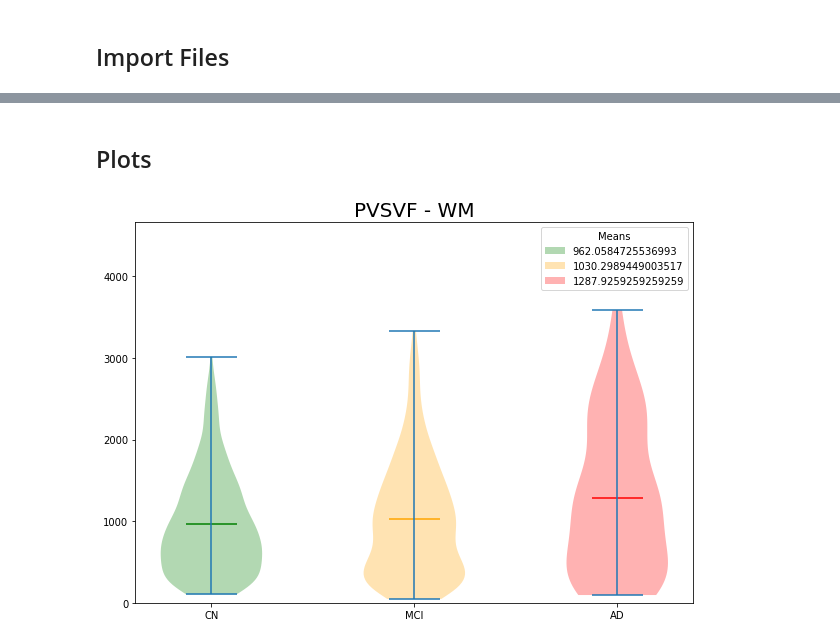
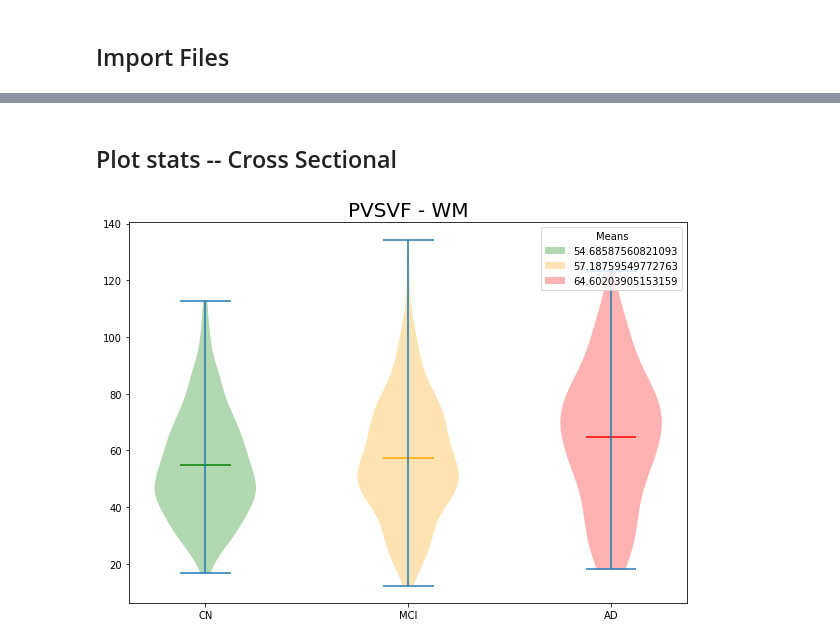
Before and after one commit to cind/pijp-frangi, a Jupyter notebook: pijp_frangi/stat_analysis.ipynb, the cells around one changed output, grey strips where cells are left out. Cells and saved outputs as stored; diff of their text form; code cells hidden in the pictures.

Commit message:
few minor changes to frangi, major changes to stats analysis

```diff
--- a/pijp_frangi/stat_analysis.ipynb
+++ b/pijp_frangi/stat_analysis.ipynb
@@ -135,3 +419,5 @@ report
+# %%
+report = copy.deepcopy(reporttemp)
 # %%
 # step 1: fix all MCI labels
 report_clean = report.replace(to_replace=r'.*MC.*', value='MCI', regex=True)
@@ -205,0 +511,14 @@ See the caveats in the documentation: https://pandas.pydata.org/pandas-docs/stab
+# %%
+# # step 1: make a new dataframe with averaged PVS values across years for each subjects
+# # assumes that each subject stays in their repsective research groups
+
+cs_report = report_clean.groupby('SubjectCodes',as_index=False).agg({'research group':'first','Age': 'mean', 'Sex': 'first', 'Weight': 'mean', 'VisitYear': 'max', \
+                                                                 'pvscount': 'mean', 'pvsvol': 'mean', 'icv norm': 'mean', \
+                                                               'pvscountwm': 'mean','pvsvolwm': 'mean','icv norm wm': 'mean',})
+# regroup into research groups
+cs_grouped = cs_report.groupby(['research group'])
+ad_cs = cs_grouped.get_group('AD')
+mci_cs = cs_grouped.get_group('MCI')
+cn_cs = cs_grouped.get_group('CN')
+
+cs_report
@@ -250,5 +583,5 @@ Stats PVS WM
 # %%
-# step 3.5: same number subject correction
+# step 3: same number subject correction
 
 # # same number
 # cn_num = cn[0:100]
@@ -256,9 +589,9 @@ Stats PVS WM
 # ad_num = ad
 
 # # else keep the same
-cn_num = cn
-mci_num = mci
-ad_num = ad
+cn_num = cn_cs
+mci_num = mci_cs
+ad_num = ad_cs
 # %%
 # step 4: since the data is not normally distributed (right skewed), we need to log transform it
 
@@ -270,16 +603,16 @@ ad_num = ad
 # ad_txfm = np.log(ad_num['icv norm wm'])
 
 # # transform for medium skewed
-# cn_txfm = np.sqrt(cn_num['icv norm wm'])
-# mci_txfm = np.sqrt(mci_num['icv norm wm'])
-# ad_txfm = np.sqrt(ad_num['icv norm wm'])
+cn_txfm = np.sqrt(cn_num['pvsvolwm'])
+mci_txfm = np.sqrt(mci_num['pvsvolwm'])
+ad_txfm = np.sqrt(ad_num['pvsvolwm'])
 
 # # no transform
-cn_txfm = cn_num['pvscountwm']
-mci_txfm = mci_num['pvscountwm']
-ad_txfm = ad_num['pvscountwm']
+# cn_txfm = cn_num['icv norm wm']
+# mci_txfm = mci_num['icv norm wm']
+# ad_txfm = ad_num['icv norm wm']
 
-# step 2.6: check that the tranform actually makes it normal - shapiro-wilks test?
+# step 4.5: check that the tranform actually makes it normal - shapiro-wilks test?
 ## seems like I can't actually get it to be normal
 
 print(stats.shapiro(cn_txfm))
@@ -317,37 +650,37 @@ Mann-Whitney U: 345903.0, 0.2518611539173625
-# %% [markdown]
-## Plots
+# %% [markdown]
+## Plot stats -- Cross Sectional
 # %%
-# step 4: plot stuff
+# step 6: plot stuff
 
 #try: https://stackoverflow.com/questions/67376683/can-you-have-a-box-plot-overlap-a-half-violin-plot-on-a-raincloud-plot-using-pyt
 #try: https://github.com/pog87/PtitPrince
 
 
 ## combine these different collections into a list
 data_to_plot = [cn_txfm, mci_txfm, ad_txfm]
 
 # Create a figure instance
 fig = plt.figure(figsize=(10,7))
 
 # Create the boxplot
 violin = plt.violinplot(data_to_plot,positions=[1,2,3],showmeans=True,showextrema=True)
 
 # Set the color of the violin patches
 colors = ['Green', 'Orange', 'Red']
 for pc, color in zip(violin['bodies'], colors):
     pc.set_facecolor(color)
 violin['cmeans'].set_colors(colors)
 plt.xticks([1, 2, 3], labels=['CN', 'MCI', 'AD'])
 plt.legend([np.mean(cn_txfm), np.mean(mci_txfm), np.mean(ad_txfm)],title='Means')
-plt.ylim(0,ad_txfm.max()*1.3)
+#plt.ylim(cn_txfm.max()*-1.3,cn_txfm.max()*1.3)
 plt.title('PVSVF - WM',fontsize=20)
 
 # y, h, col = max(map(max, data_to_plot)) + 2, 2, 'k'
 # plt.text(,y+h, "*", ha='center', va='bottom', color=col)
 
 plt.show()
 # %% [output]
-[figure, old version]
+[figure, new version]
 # %%
 # stats comparison giant table
 # need to compute:
```
Also changed, not shown: parts of 46 cells of this notebook, 1 other file.
